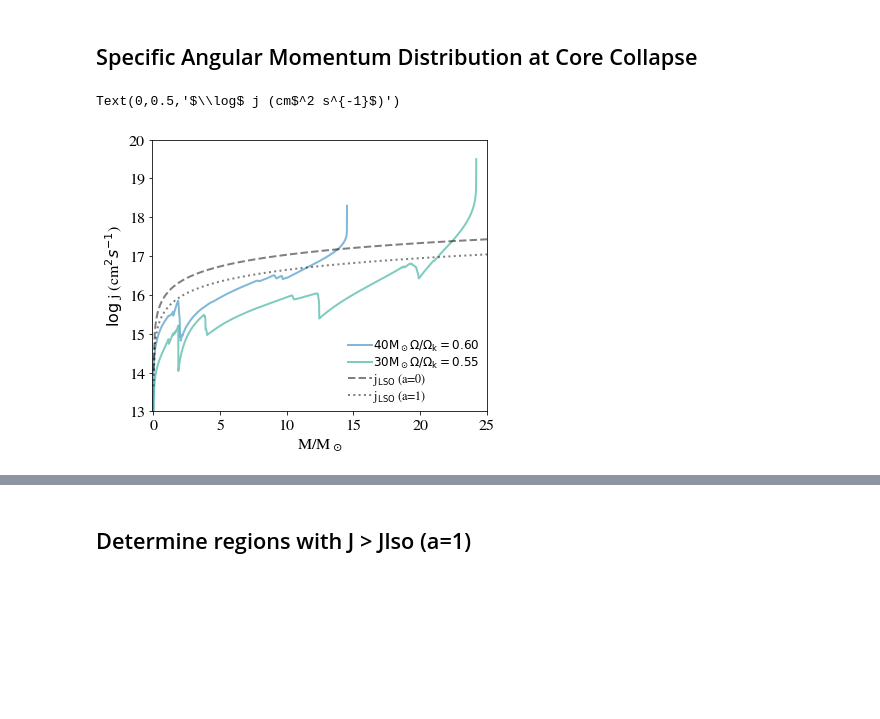
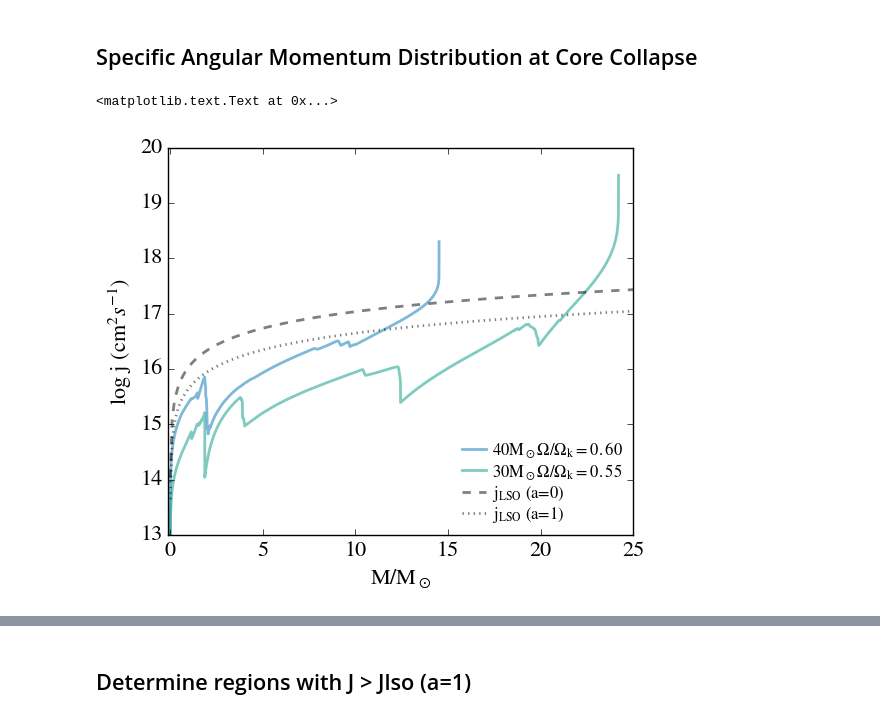
Before and after one commit to matteocantiello/ulgrb, a Jupyter notebook: hrd_mods_paper.ipynb, the cells around one changed output, grey strips where cells are left out. Drawn from its saved outputs; the diff is of its cells as text; code cells hidden in the pictures; blank space fills up the shorter version.

```diff
--- a/hrd_mods_paper.ipynb
+++ b/hrd_mods_paper.ipynb
@@ -32,6 +59,7 @@ def find_h1(h1,model,val):
 def const_radius_on_hrd(T,R):
     return 4*np.pi*R**2*c.sigmaSB*T**4
 # %%
+# Define some colors
 BLACK      = (0.00,0.00,0.00)
 ORANGE     = (0.90,0.60,0.00)
 SKY_BLUE   = (0.35,0.70,0.90)
@@ -42,15 +70,17 @@ VERMILLION = (0.80,0.40,0.00)
 RED_PURPLE = (0.80,0.60,0.70)
 COLORS=[ORANGE,BLUE_GREEN,SKY_BLUE,RED_PURPLE,VERMILLION,YELLOW,BLUE,BLACK]
 
-# set some global options
+# Set some global plot options
 plt.rcParams['figure.figsize'] = (6,5)
 plt.rcParams['legend.frameon'] = False
 plt.rcParams['legend.fontsize'] = 14
 plt.rcParams['legend.borderpad'] = 0.1
 plt.rcParams['legend.labelspacing'] = 0.1
 plt.rcParams['legend.handletextpad'] = 0.1
-plt.rcParams['font.family'] = 'stixgeneral'
+plt.rcParams['mathtext.fontset'] = 'stix'
+plt.rcParams['font.family'] = 'STIXGeneral'
 plt.rcParams['font.size'] = 16
 # %%
+# Data folders, Laptop or Work
 DATA='/Users/mcantiello/Dropbox (Personal)/work/rosalba/'
-#DATA='/Users/mcantiello/Dropbox-personal/Dropbox (Personal)/work/rosalba/'
+DATA='/Users/mcantiello/Dropbox-personal/Dropbox (Personal)/work/rosalba/'
@@ -65,3 +87,7 @@ color=[BLUE,BLUE_GREEN,RED_PURPLE,VERMILLION,ORANGE,YELLOW]
+# %%
+# Model locations and names
+MODS=['40D06','30D055','30B00']
+names=[r' $40 {\rm M}_\odot  \; \Omega/\Omega_k$=$0.60 \ {\rm Z}$=$10^{-5}$', r' $30 {\rm M}_\odot  \; \Omega/\Omega_k$=$0.55 \ {\rm Z}$=$10^{-5}$',r' $30 {\rm M}_\odot  \; \Omega/\Omega_k$=$0.00 \ {\rm Z}$=$0.002$']
 # %% [markdown]
 # HR-Diagrams
 # %%
@@ -129,51 +134,38 @@ plt.savefig(FILENAME)
 # %% [markdown]
 ## Specific Angular Momentum Distribution at Core Collapse
 # %%
-MODS=['40D06','30D055']#,'30D050','30D02']#,'30D055_reduced_ST_0.1','30D055_reduced_ST_0.5','30D055_reduced_ST_after_coreH', '30D055_rot_mu1.0'] # '30D055_rot_mu1.0_after_coreH',
+MODS=['40D06','30D055']
 names=[r'$40 \rm{M}_\odot \Omega/\Omega_k = 0.60$', r'$30 \rm{M}_\odot \Omega/\Omega_k = 0.55$', r'$30 \rm{M}_\odot \Omega/\Omega_k = 0.50$',r'$30 \rm{M}_\odot \Omega/\Omega_k = 0.20$']#'40D05,'30D055','30D055 B=0 after MS','30D055 ST=0.01 after MS','30D055 ST=0.01','30D055 ST=0.1','30D055 ST=0.5']#,'30D055_reduced_ST_after_coreH','30D055_reduced_ST_0.01','30D055_reduced_ST_0.1','30D055_reduced_ST_0.5']#,'30D055_reduced_ST_0.1','30D055_reduced_ST_0.5','30D055_reduced_ST_after_coreH', '30D055_rot_mu1.0'] # '30D055_rot_mu1.0_after_coreH',
-alpha=[0.5,0.8,0.5,0.5]
+alpha=[0.8,0.8,0.8,0.8]
 color=[BLUE,BLUE_GREEN]
 
-#c  = 2.99792458e10
-#G  = 6.674e-8
-#msun = 1.989e33
 p = mr.MesaData(DATA+'30D055_reduced_ST_after_coreH/LOGS/cc.data')
 rho=10**p.logRho
 kappa=p.opacity
 radius=p.radius
 t=p.temperature
 jj=p.log_j_rot
 m=p.mass
-#jlso=np.log10(((6.0)**0.5)*c.G*m*c.msun/c.c)
-#jlsok=np.log10(c.G*m*c.msun/c.c)
 
 ii=0
 for models in MODS:
     p = mr.MesaData(DATA+models+'/LOGS/cc.data')
     jj=p.log_j_rot
     m=p.mass
     plt.plot(m,jj,linestyle='-',linewidth=2,alpha=0.5,label=names[ii],color=color[ii])
     ii=ii+1
 
-#p = mr.MesaData(DATA+'30D050/LOGS/cc.data')
 m=np.arange(0.01,50,0.1)
 jlso=np.log10(((6.0)**0.5)*c.G*m*c.msun/c.c)
 jlsok=np.log10(c.G*m*c.msun/c.c)
 
 plt.plot(m,jlso,linestyle='--',linewidth=2,alpha=0.5,color=BLACK,label=r'j$_{\rm LSO}$ (a=0)')
 plt.plot(m,jlsok,linestyle=':',linewidth=2,alpha=0.5,color=BLACK,label=r'j$_{\rm LSO}$ (a=1)')
 legend = plt.legend(loc='lower right',prop={'size':12})
 
-#label=plt.legend(loc=1,fontsize=10,scatterpoints=1)
-#leg.draw_frame(False)
 plt.axis([-0.1,25, 13,20])
 plt.xlabel(r'M/M$_\odot$')
 plt.ylabel(r'$\log$ j (cm$^2 s^{-1}$)')
-
-#fig = plt.figure(figsize=(10,8))
-#ax = fig.add_axes([0.12, 0.10, 0.85, 0.84])
-
-#plt.plot(m,jj,linestyle='-',linewidth=3)
 # %% [output]
-Text(0,0.5,'$\\log$ j (cm$^2 s^{-1}$)')
+<matplotlib.text.Text at 0x...>
-[figure, old version]
+[figure, new version]
```
Also changed, not shown: parts of 23 cells of this notebook, 1 other file.
